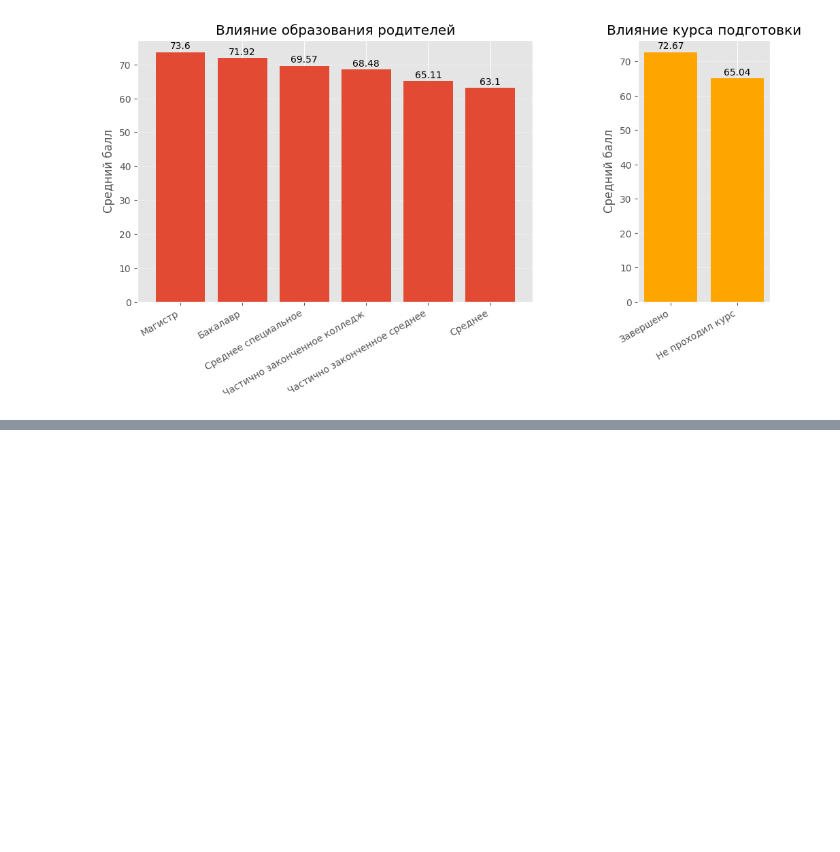
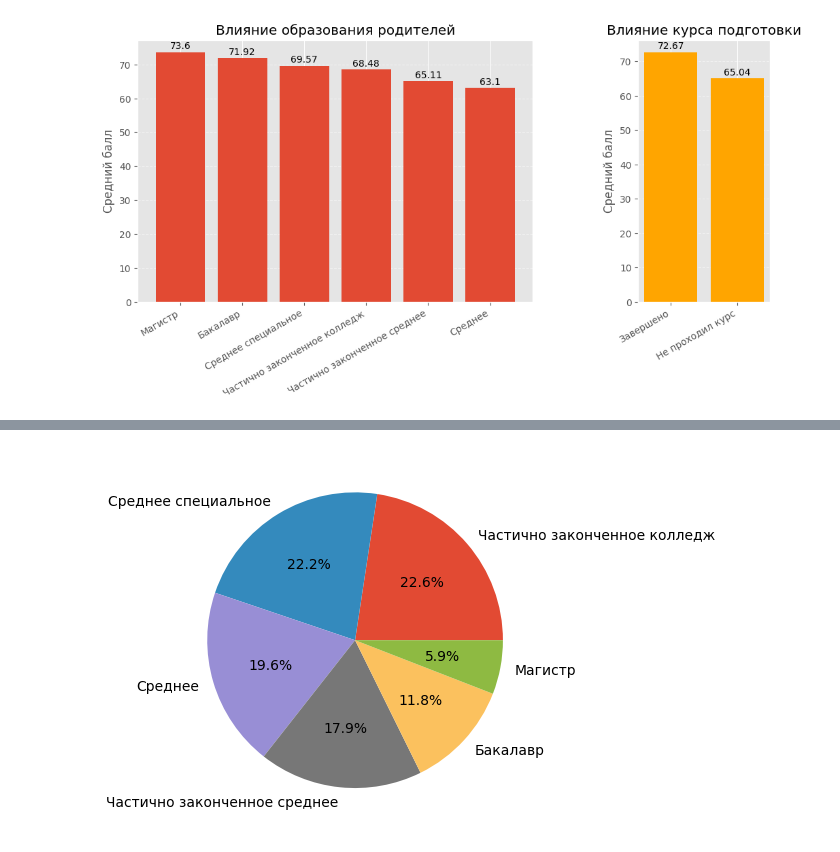
Before and after one commit to AntonLihtar/python_starter, a Jupyter notebook: padas_data1/main.ipynb, the cells around one changed output, grey strips where cells are left out. Cells and saved outputs as stored; diff of their text form; code cells hidden in the pictures; blank space fills up the shorter version.

```diff
--- a/padas_data1/main.ipynb
+++ b/padas_data1/main.ipynb
@@ -271,0 +272,20 @@ plt.show()
+# %%
+#4 Родителей со средним образованием больше чем с высшим
+# Словарь соответствий
+edu_map = {
+    "master's degree": "Магистр",
+    "bachelor's degree": "Бакалавр",
+    "associate's degree": "Среднее специальное",
+    "some college": "Частично законченное колледж",
+    "some high school": "Частично законченное среднее",
+    "high school": "Среднее"
+}
+
+#Категории образования в %
+rus_tb = students_df['образование_родителей'].value_counts().rename(index=edu_map)
+# print(rus_tb)
+
+plt.pie(rus_tb.values, labels=rus_tb.index, autopct='%1.1f%%')
+plt.show()
+# %% [output]
+[figure, added]
```
Also changed, not shown: parts of 7 cells of this notebook.
